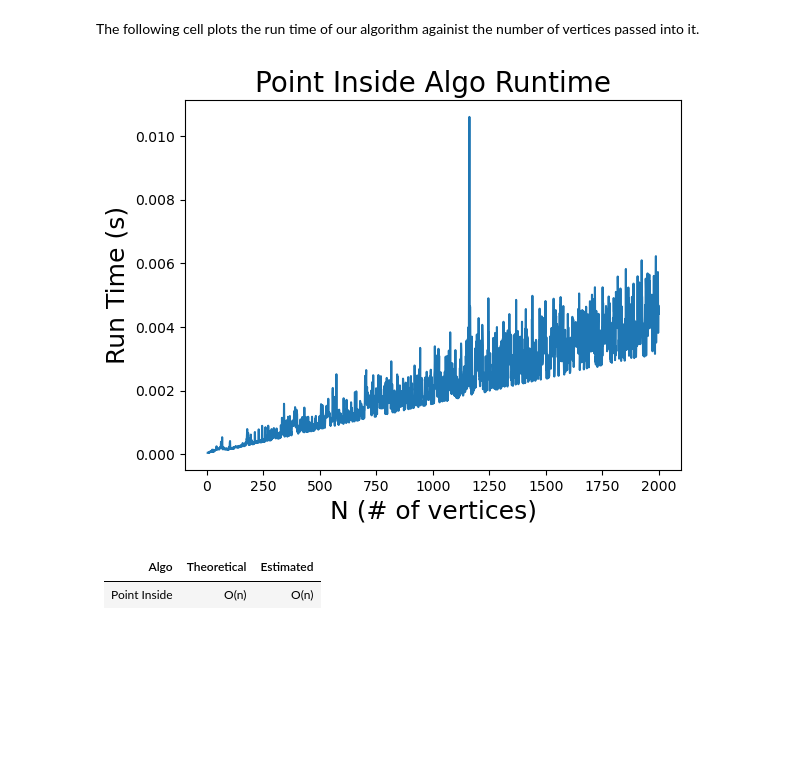
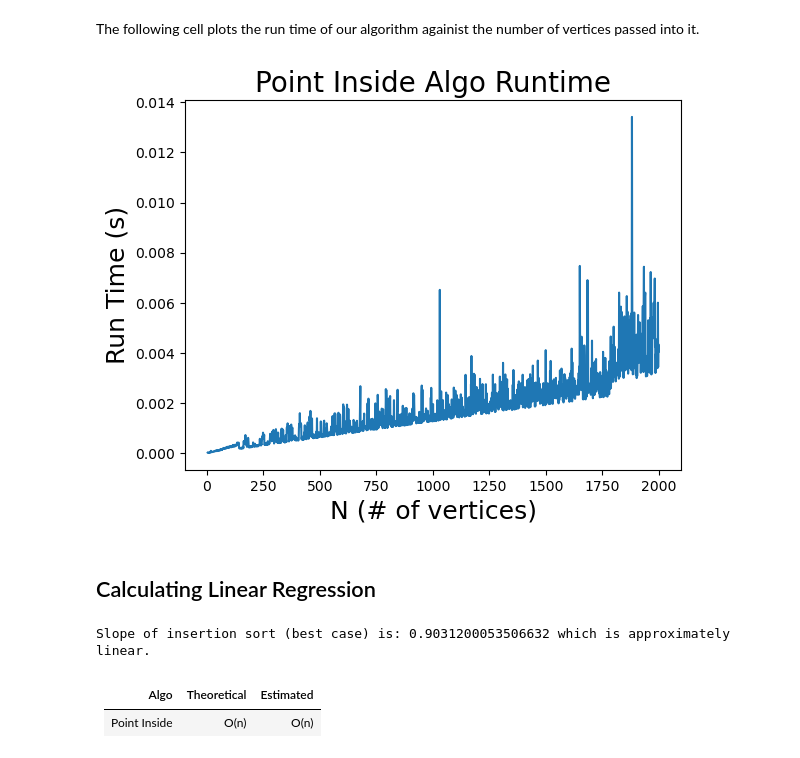
Before and after one commit to schuberte2026/Lab3, a Jupyter notebook: Algorithm.ipynb, the cells around one changed output. Cells and saved outputs as stored; diff of their text form; code cells hidden in the pictures; blank space fills up the shorter version.

Commit message:
Added linear regression.

```diff
--- a/Algorithm.ipynb
+++ b/Algorithm.ipynb
@@ -157,15 +155,24 @@ times = [benchmarker(center_x, center_y, radius, n) for n in range(3,2001)]
 # %% [markdown]
 The following cell plots the run time of our algorithm againist the number of vertices passed into it.
 # %%
-n = list(range(3,2001))
-plt.plot(n, times)
+num_vertices = list(range(3,2001))
+plt.plot(num_vertices, times)
 plt.xlabel("N (# of vertices)", fontsize=18)
 plt.ylabel("Run Time (s)", fontsize=18)
 plt.title("Point Inside Algo Runtime", fontsize=20)
 plt.ticklabel_format(style='plain')
 plt.show()
 # %% [output]
-[figure, old version]
+[figure, new version]
+# %% [markdown]
+## Calculating Linear Regression
+# %%
+from scipy.stats import linregress
+import numpy as np
+m1, b1, _, _, _ = linregress(np.log(num_vertices), np.log(times))
+print(f"Slope of insertion sort (best case) is: {m1} which is approximately linear.")
+# %% [output]
+Slope of insertion sort (best case) is: 0.9031200053506632 which is approximately linear.
 # %% [markdown]
 | Algo           |Theoretical | Estimated |
 |----------------|------------|-----------|
```
Also changed, not shown: parts of 1 cell of this notebook.
